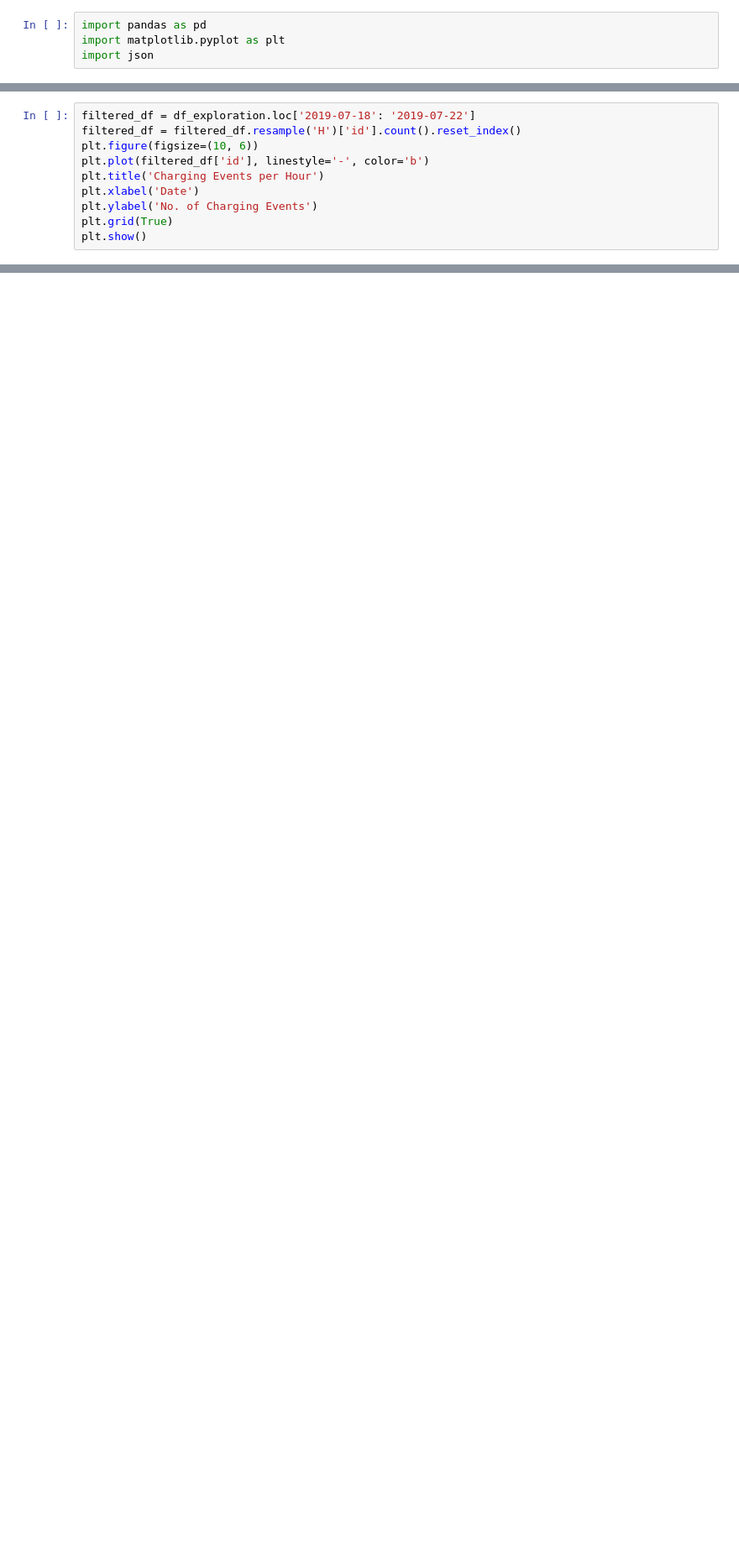
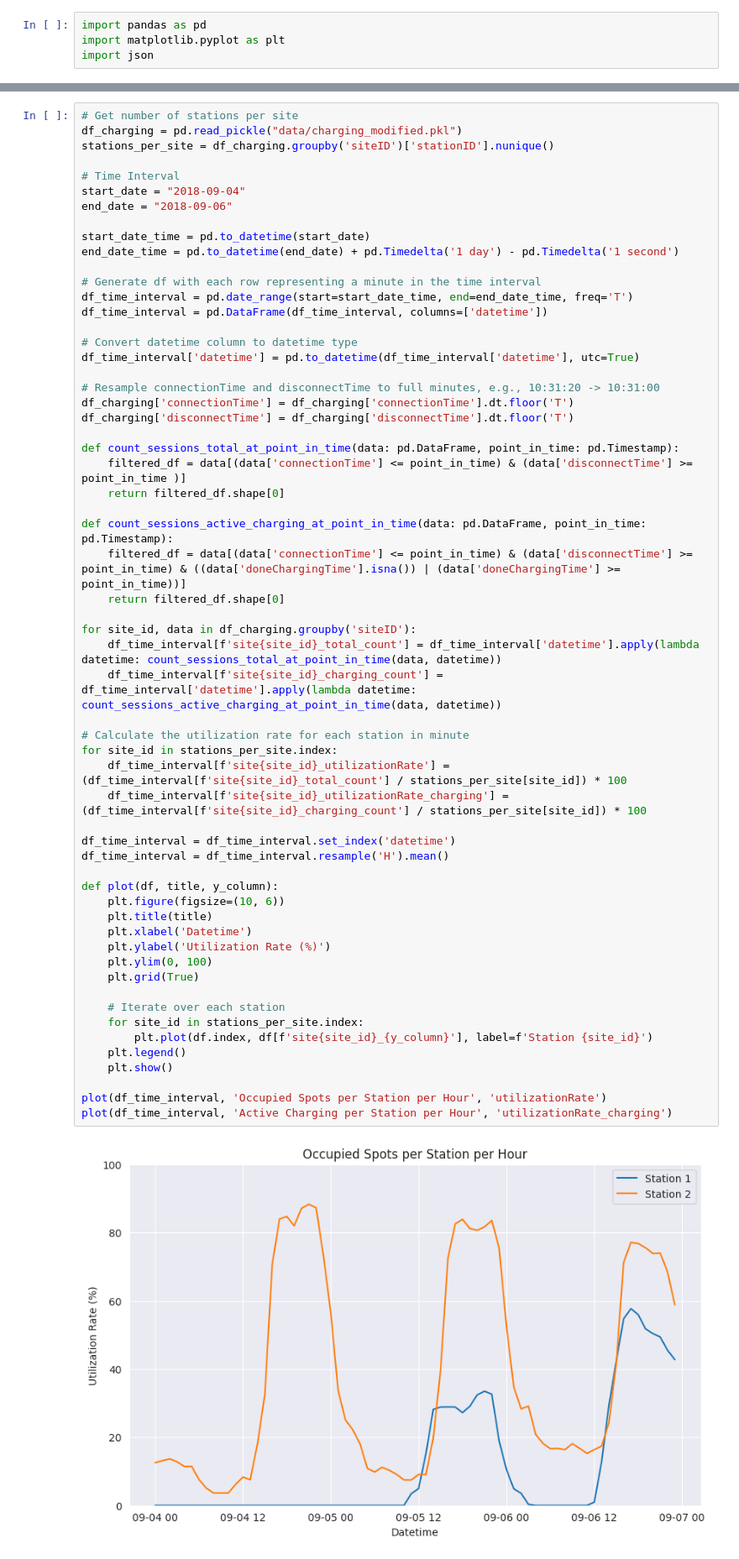
Before and after one commit to S0PEX/AA_Team_9_WS23, a Jupyter notebook: kpi.ipynb, the cells around one changed output, grey strips where cells are left out. Shown at 84% size. Cells and saved outputs as stored; diff of their text form; blank space fills up the shorter version.

Commit message:
refactor(kpi): Add Utilization Rate Per Station per Hours

```diff
--- a/kpi.ipynb
+++ b/kpi.ipynb
@@ -205,10 +4,0 @@ Name: ChargingTime, dtype: float64
-# %%
-filtered_df = df_exploration.loc['2019-07-18': '2019-07-22']
-filtered_df = filtered_df.resample('H')['id'].count().reset_index()
-plt.figure(figsize=(10, 6))
-plt.plot(filtered_df['id'], linestyle='-', color='b')
-plt.title('Charging Events per Hour')
-plt.xlabel('Date')
-plt.ylabel('No. of Charging Events')
-plt.grid(True)
-plt.show()
@@ -322,0 +7,61 @@ for label, group in df_grouped_by_siteID:
+# %%
+# Get number of stations per site
+df_charging = pd.read_pickle("data/charging_modified.pkl")
+stations_per_site = df_charging.groupby('siteID')['stationID'].nunique()
+
+# Time Interval
+start_date = "2018-09-04"
+end_date = "2018-09-06"
+
+start_date_time = pd.to_datetime(start_date)
+end_date_time = pd.to_datetime(end_date) + pd.Timedelta('1 day') - pd.Timedelta('1 second')
+
+# Generate df with each row representing a minute in the time interval
+df_time_interval = pd.date_range(start=start_date_time, end=end_date_time, freq='T')
+df_time_interval = pd.DataFrame(df_time_interval, columns=['datetime'])
+
+# Convert datetime column to datetime type
+df_time_interval['datetime'] = pd.to_datetime(df_time_interval['datetime'], utc=True)
+
+# Resample connectionTime and disconnectTime to full minutes, e.g., 10:31:20 -> 10:31:00
+df_charging['connectionTime'] = df_charging['connectionTime'].dt.floor('T')
+df_charging['disconnectTime'] = df_charging['disconnectTime'].dt.floor('T')
+
+def count_sessions_total_at_point_in_time(data: pd.DataFrame, point_in_time: pd.Timestamp):
+    filtered_df = data[(data['connectionTime'] <= point_in_time) & (data['disconnectTime'] >= point_in_time )]
+    return filtered_df.shape[0]
+
+def count_sessions_active_charging_at_point_in_time(data: pd.DataFrame, point_in_time: pd.Timestamp):
+    filtered_df = data[(data['connectionTime'] <= point_in_time) & (data['disconnectTime'] >= point_in_time) & ((data['doneChargingTime'].isna()) | (data['doneChargingTime'] >= point_in_time))]
+    return filtered_df.shape[0]
+
+for site_id, data in df_charging.groupby('siteID'):
+    df_time_interval[f'site{site_id}_total_count'] = df_time_interval['datetime'].apply(lambda datetime: count_sessions_total_at_point_in_time(data, datetime))
+    df_time_interval[f'site{site_id}_charging_count'] = df_time_interval['datetime'].apply(lambda datetime: count_sessions_active_charging_at_point_in_time(data, datetime))
+
+# Calculate the utilization rate for each station in minute
+for site_id in stations_per_site.index:
+    df_time_interval[f'site{site_id}_utilizationRate'] = (df_time_interval[f'site{site_id}_total_count'] / stations_per_site[site_id]) * 100
+    df_time_interval[f'site{site_id}_utilizationRate_charging'] = (df_time_interval[f'site{site_id}_charging_count'] / stations_per_site[site_id]) * 100
+
+df_time_interval = df_time_interval.set_index('datetime')
+df_time_interval = df_time_interval.resample('H').mean()
+
+def plot(df, title, y_column):
+    plt.figure(figsize=(10, 6))
+    plt.title(title)
+    plt.xlabel('Datetime')
+    plt.ylabel('Utilization Rate (%)')
+    plt.ylim(0, 100)
+    plt.grid(True)
+
+    # Iterate over each station
+    for site_id in stations_per_site.index:
+        plt.plot(df.index, df[f'site{site_id}_{y_column}'], label=f'Station {site_id}')
+    plt.legend()
+    plt.show()
+
+plot(df_time_interval, 'Occupied Spots per Station per Hour', 'utilizationRate')
+plot(df_time_interval, 'Active Charging per Station per Hour', 'utilizationRate_charging')
+# %% [output]
+[figure, added]
```
Also changed, not shown: parts of 17 cells of this notebook.
